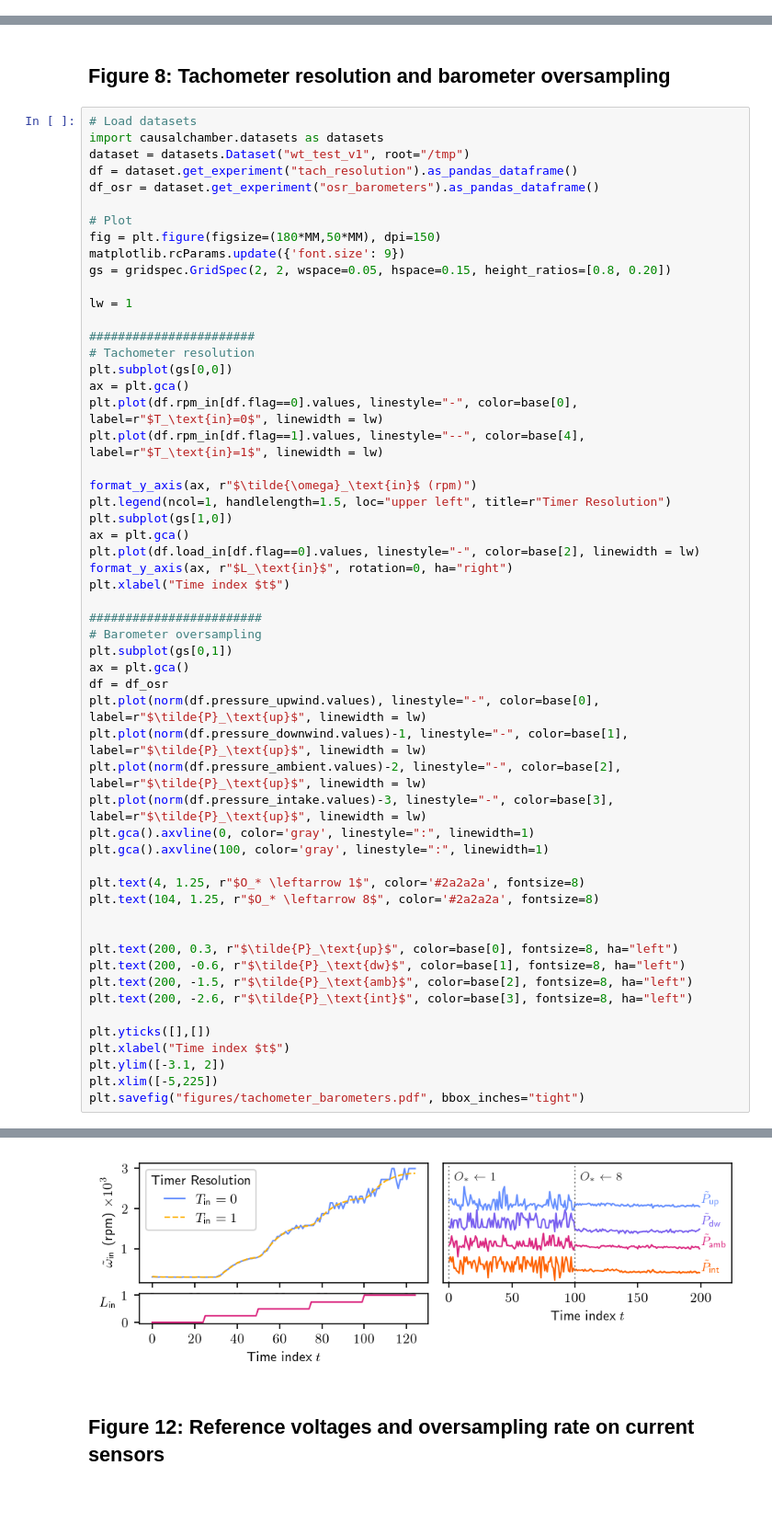
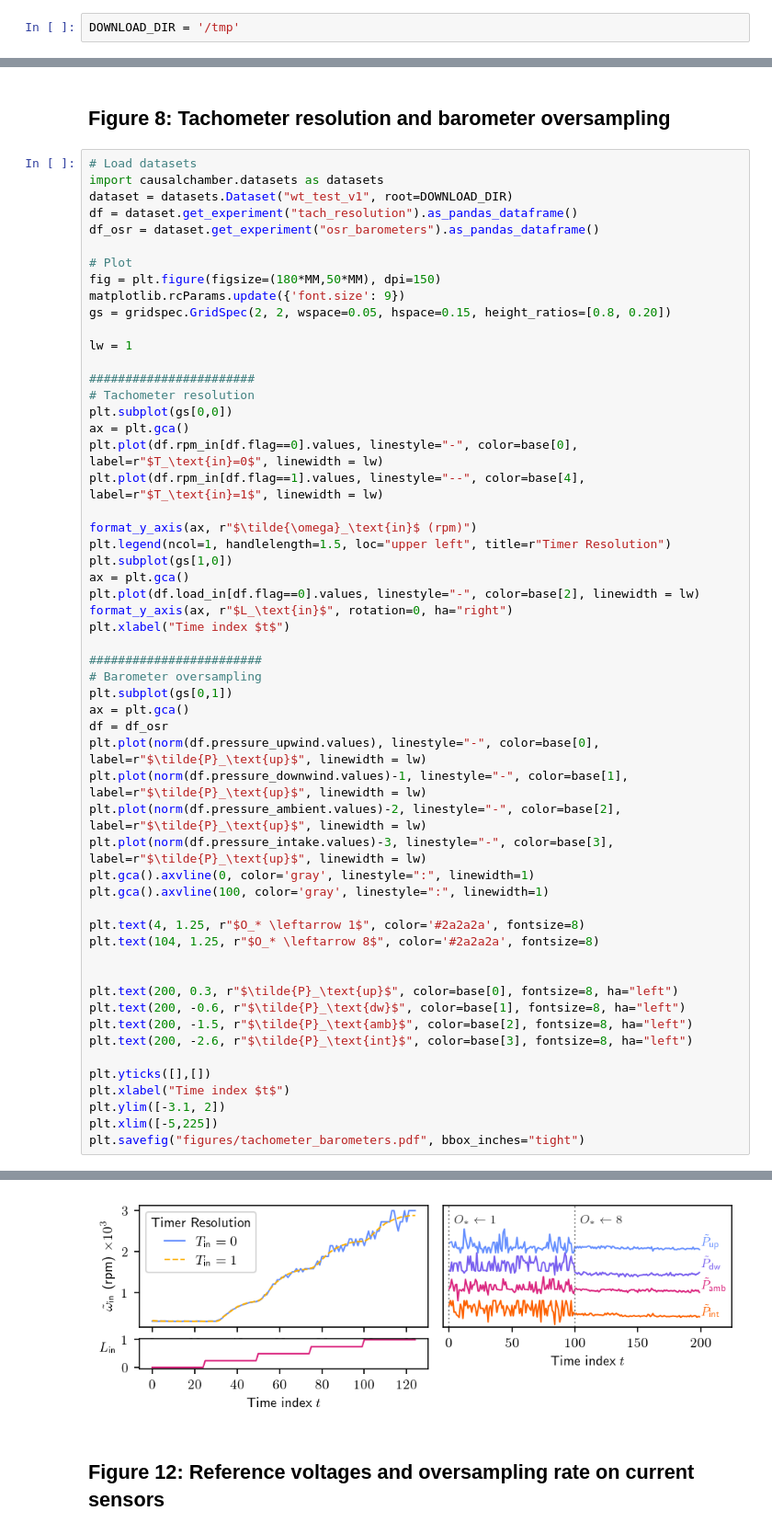
Before and after one commit to juangamella/causal-chamber-paper, a Jupyter notebook: plots_appendices.ipynb, the cells around one changed output, grey strips where cells are left out. Shown at 92% size. Cells and saved outputs as stored; diff of their text form; blank space fills up the shorter version.

```diff
--- a/plots_appendices.ipynb
+++ b/plots_appendices.ipynb
@@ -3,3 +5,5 @@
+# %%
+DOWNLOAD_DIR = '/tmp'
 # %% [markdown]
 ### Auxiliary code + plotting setup
 # %%
@@ -300,7 +303,7 @@ Dataset wt_test_v1 found in "/tmp/wt_test_v1".
 # %%
 # Load datasets
 import causalchamber.datasets as datasets
-dataset = datasets.Dataset("wt_test_v1", root="/tmp")
+dataset = datasets.Dataset("wt_test_v1", root=DOWNLOAD_DIR)
 df = dataset.get_experiment("tach_resolution").as_pandas_dataframe()
 df_osr = dataset.get_experiment("osr_barometers").as_pandas_dataframe()
 
@@ -327,34 +330,34 @@ format_y_axis(ax, r"$L_\text{in}$", rotation=0, ha="right")
 plt.xlabel("Time index $t$")
 
 ########################
 # Barometer oversampling
 plt.subplot(gs[0,1])
 ax = plt.gca()
 df = df_osr
 plt.plot(norm(df.pressure_upwind.values), linestyle="-", color=base[0], label=r"$\tilde{P}_\text{up}$", linewidth = lw)
 plt.plot(norm(df.pressure_downwind.values)-1, linestyle="-", color=base[1], label=r"$\tilde{P}_\text{up}$", linewidth = lw)
 plt.plot(norm(df.pressure_ambient.values)-2, linestyle="-", color=base[2], label=r"$\tilde{P}_\text{up}$", linewidth = lw)
 plt.plot(norm(df.pressure_intake.values)-3, linestyle="-", color=base[3], label=r"$\tilde{P}_\text{up}$", linewidth = lw)
 plt.gca().axvline(0, color='gray', linestyle=":", linewidth=1)
 plt.gca().axvline(100, color='gray', linestyle=":", linewidth=1)
 
 plt.text(4, 1.25, r"$O_* \leftarrow 1$", color='#2a2a2a', fontsize=8)
 plt.text(104, 1.25, r"$O_* \leftarrow 8$", color='#2a2a2a', fontsize=8)
 
 
 plt.text(200, 0.3, r"$\tilde{P}_\text{up}$", color=base[0], fontsize=8, ha="left")
 plt.text(200, -0.6, r"$\tilde{P}_\text{dw}$", color=base[1], fontsize=8, ha="left")
 plt.text(200, -1.5, r"$\tilde{P}_\text{amb}$", color=base[2], fontsize=8, ha="left")
 plt.text(200, -2.6, r"$\tilde{P}_\text{int}$", color=base[3], fontsize=8, ha="left")
 
 plt.yticks([],[])
 plt.xlabel("Time index $t$")
 plt.ylim([-3.1, 2])
 plt.xlim([-5,225])
 plt.savefig("figures/tachometer_barometers.pdf", bbox_inches="tight")
 # %% [output]
 Dataset wt_test_v1 found in "/tmp/wt_test_v1".
-[figure, old version]
+[figure, new version]
 # %% [markdown]
 ## Figure 12: Reference voltages and oversampling rate on current sensors
 # %%
```
Also changed, not shown: parts of 13 cells of this notebook, 1 other file.
